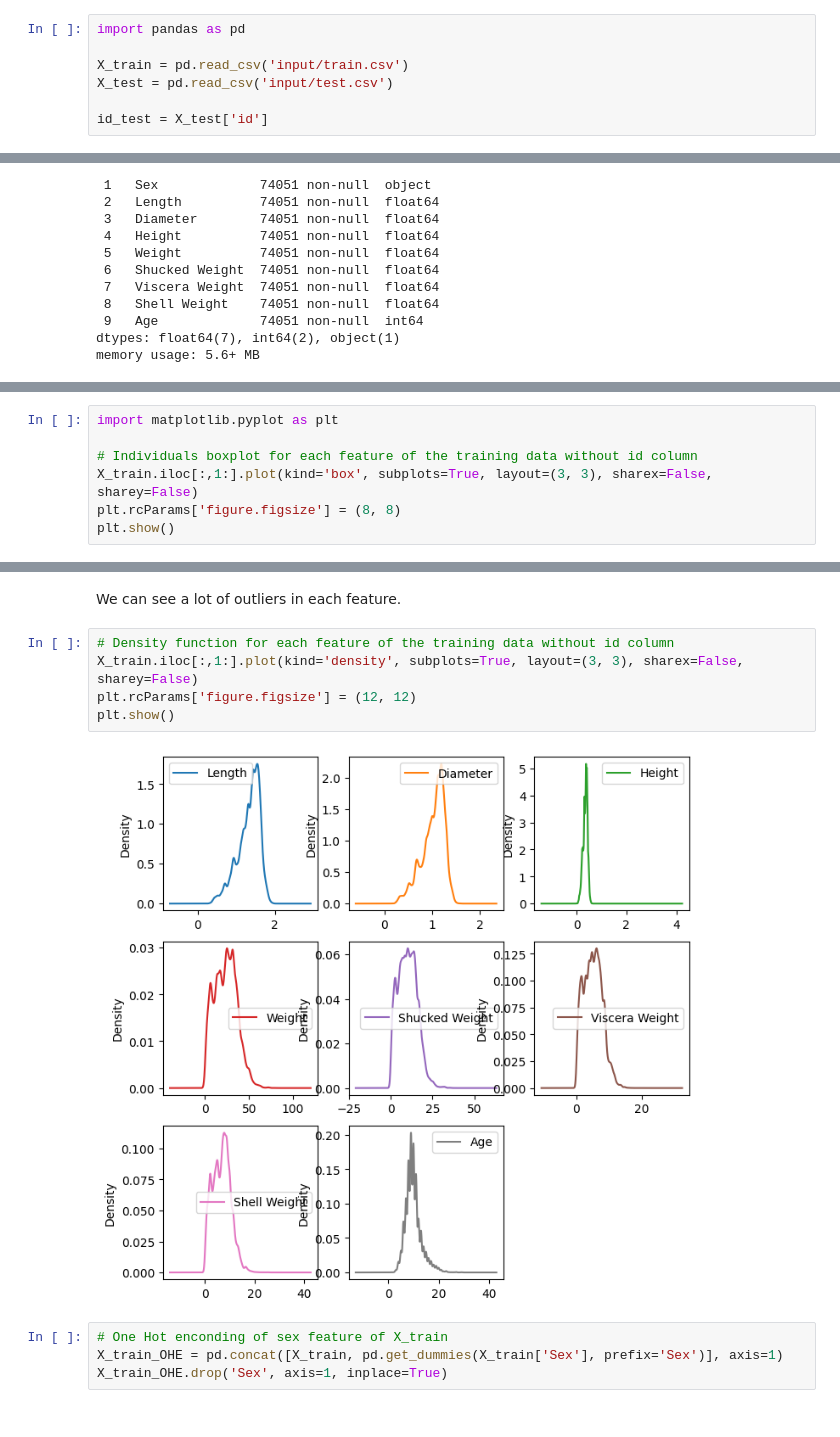
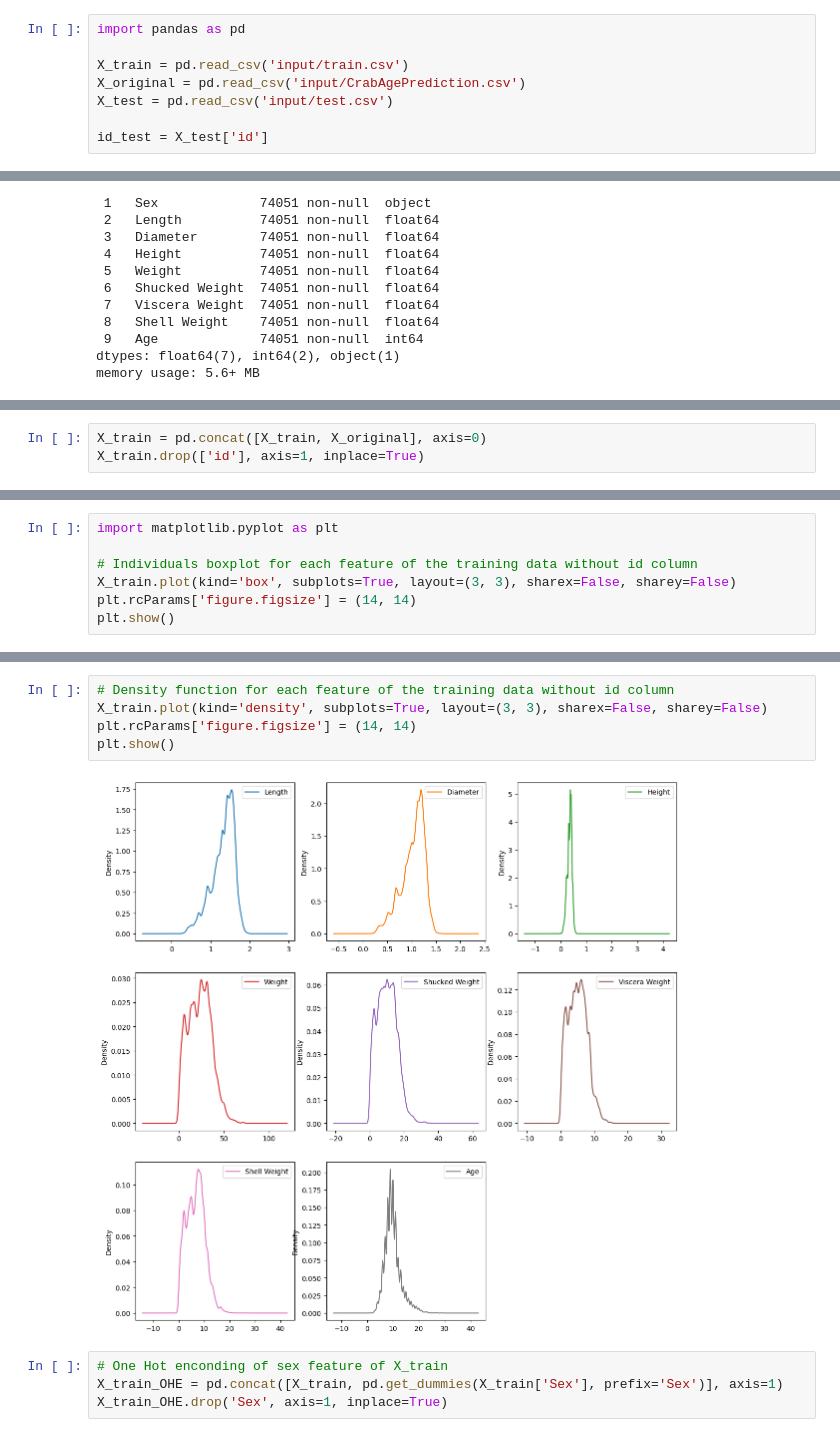
Before and after one commit to JMViJi/Regression-with-a-Crab-Age-Dataset, a Jupyter notebook: CrabAgeCompetition.ipynb, the cells around one changed output, grey strips where cells are left out. Cells and saved outputs as stored; diff of their text form.

```diff
--- a/CrabAgeCompetition.ipynb
+++ b/CrabAgeCompetition.ipynb
@@ -48,6 +48,7 @@ The above process will be iteratively performed until we arrive at a satisfactor
 import pandas as pd
 
 X_train = pd.read_csv('input/train.csv')
+X_original = pd.read_csv('input/CrabAgePrediction.csv')
 X_test = pd.read_csv('input/test.csv')
 
 id_test = X_test['id']
@@ -101,0 +125,3 @@ memory usage: 5.6+ MB
+# %%
+X_train = pd.concat([X_train, X_original], axis=0)
+X_train.drop(['id'], axis=1, inplace=True)
@@ -103,7 +169,7 @@ memory usage: 5.6+ MB
 import matplotlib.pyplot as plt
 
 # Individuals boxplot for each feature of the training data without id column
-X_train.iloc[:,1:].plot(kind='box', subplots=True, layout=(3, 3), sharex=False, sharey=False)
-plt.rcParams['figure.figsize'] = (8, 8)
+X_train.plot(kind='box', subplots=True, layout=(3, 3), sharex=False, sharey=False)
+plt.rcParams['figure.figsize'] = (14, 14)
 plt.show()
 # %% [output]
@@ -111,12 +177,10 @@ plt.show()
-# %% [markdown]
-We can see a lot of outliers in each feature.
 # %%
 # Density function for each feature of the training data without id column
-X_train.iloc[:,1:].plot(kind='density', subplots=True, layout=(3, 3), sharex=False, sharey=False)
-plt.rcParams['figure.figsize'] = (12, 12)
+X_train.plot(kind='density', subplots=True, layout=(3, 3), sharex=False, sharey=False)
+plt.rcParams['figure.figsize'] = (14, 14)
 plt.show()
 # %% [output]
-[figure, old version]
+[figure, new version]
 # %%
 # One Hot enconding of sex feature of X_train
 X_train_OHE = pd.concat([X_train, pd.get_dummies(X_train['Sex'], prefix='Sex')], axis=1)
```
Also changed, not shown: parts of 52 cells of this notebook.
